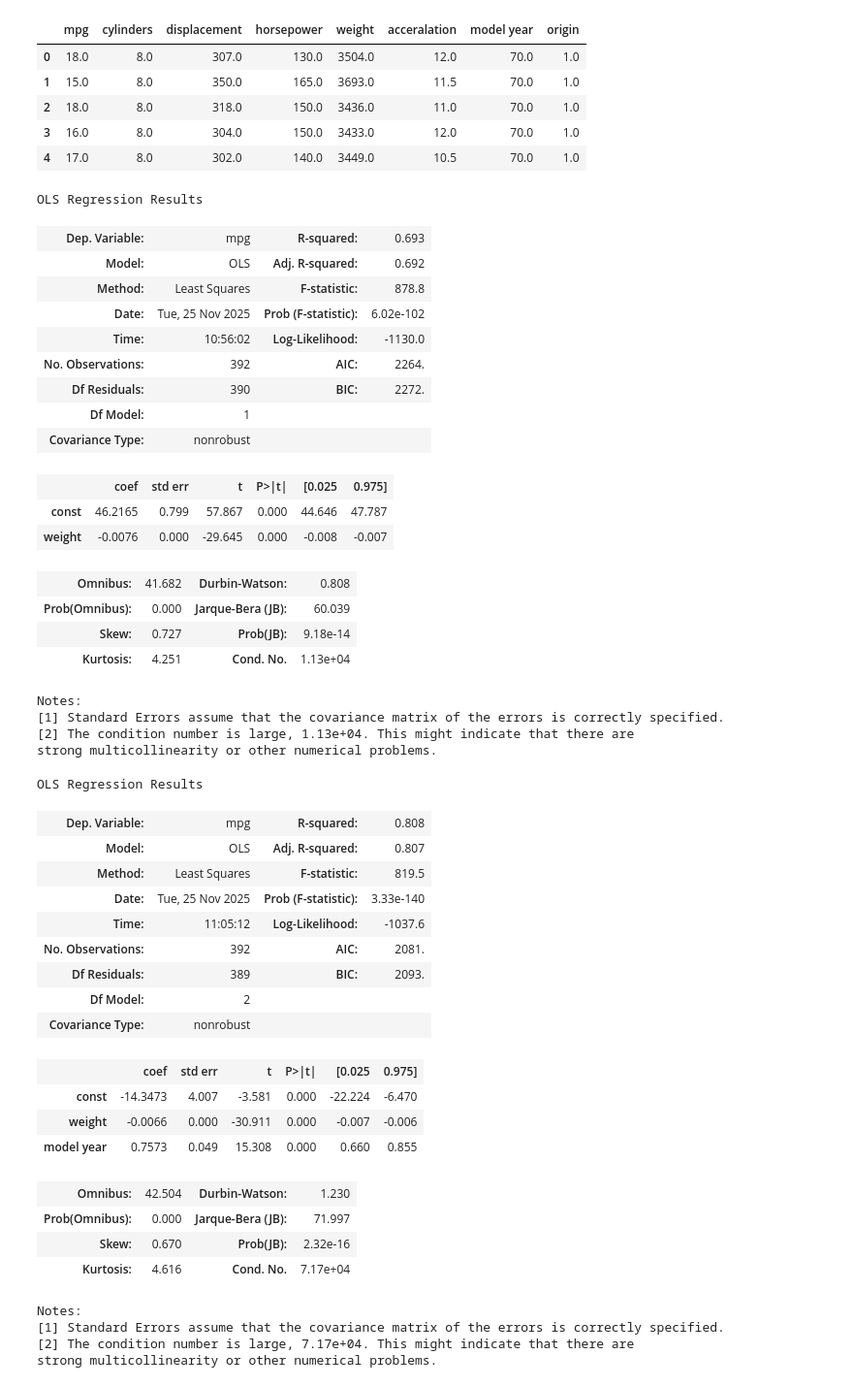
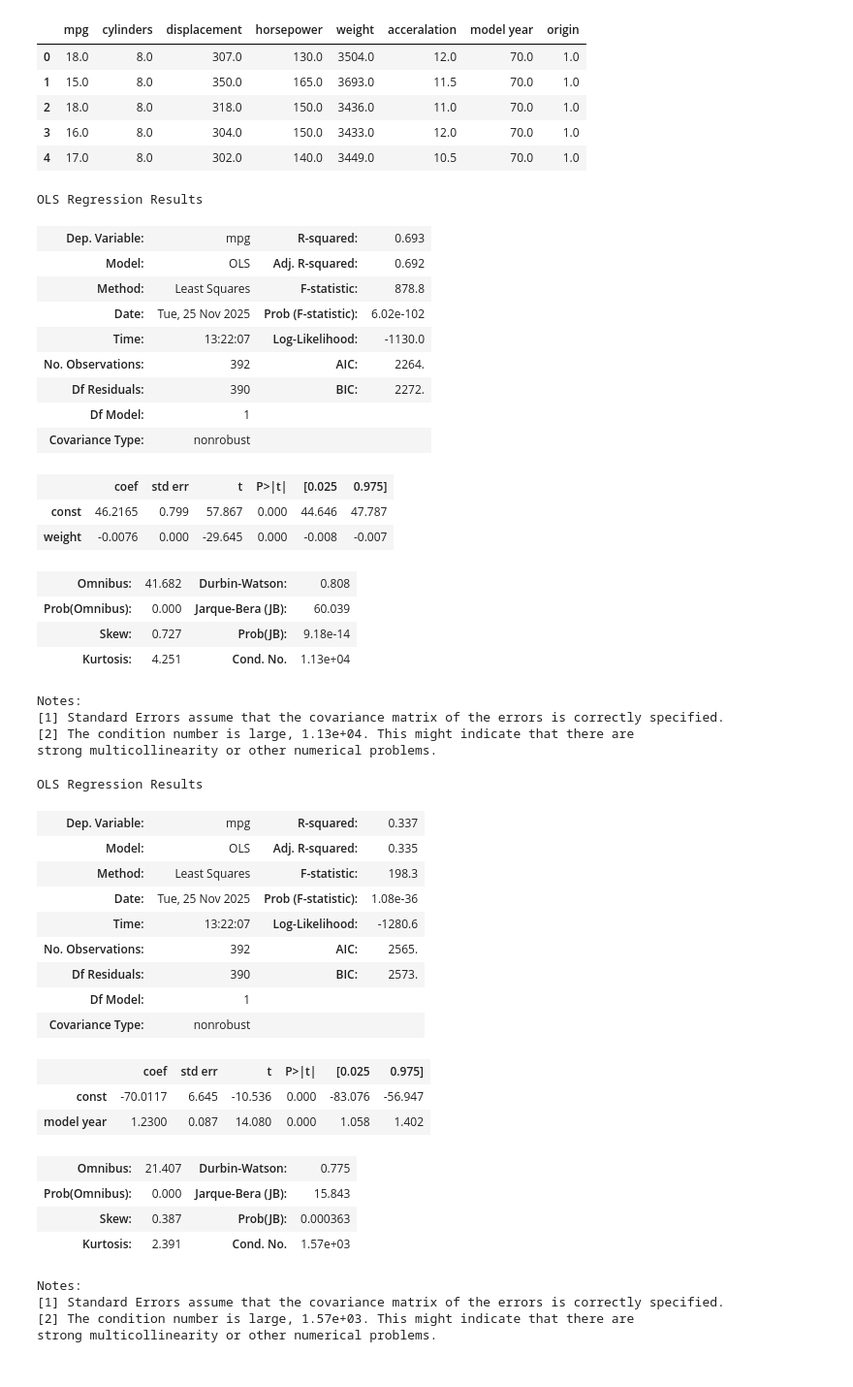
Before and after one commit to iszo369/Machine-learning, a Jupyter notebook: index.ipynb, the cells around one changed output. Shown at 97% size. Drawn from its saved outputs; the diff is of its cells as text; code cells hidden in the pictures.

```diff
--- a/index.ipynb
+++ b/index.ipynb
@@ -6,3 +6,0 @@ import matplotlib.pyplot as plt
-# %%
-df = pd.read_csv("auto-mpg.data", delim_whitespace=True, header=None)
-df.head()
@@ -101,7 +97,7 @@ OLS Regression Results
 | Model: | OLS | Adj. R-squared: | 0.692 |
 | Method: | Least Squares | F-statistic: | 878.8 |
 | Date: | Tue, 25 Nov 2025 | Prob (F-statistic): | 6.02e-102 |
-| Time: | 10:56:02 | Log-Likelihood: | -1130.0 |
+| Time: | 13:22:07 | Log-Likelihood: | -1130.0 |
 | No. Observations: | 392 | AIC: | 2264. |
 | Df Residuals: | 390 | BIC: | 2272. |
 | Df Model: | 1 |  |  |
@@ -118,31 +114,30 @@ Notes:
 [2] The condition number is large, 1.13e+04. This might indicate that there are
 strong multicollinearity or other numerical problems.
 # %%
-x2 = df[['weight', 'model year']]
+x2 = df[['model year']]
 x2 = sm.add_constant(x2)
 model2 = sm.OLS(y, x2).fit()
 model2.summary()
 # %% [output]
 OLS Regression Results
-| Dep. Variable: | mpg | R-squared: | 0.808 |
-| Model: | OLS | Adj. R-squared: | 0.807 |
-| Method: | Least Squares | F-statistic: | 819.5 |
-| Date: | Tue, 25 Nov 2025 | Prob (F-statistic): | 3.33e-140 |
-| Time: | 11:05:12 | Log-Likelihood: | -1037.6 |
-| No. Observations: | 392 | AIC: | 2081. |
-| Df Residuals: | 389 | BIC: | 2093. |
-| Df Model: | 2 |  |  |
+| Dep. Variable: | mpg | R-squared: | 0.337 |
+| Model: | OLS | Adj. R-squared: | 0.335 |
+| Method: | Least Squares | F-statistic: | 198.3 |
+| Date: | Tue, 25 Nov 2025 | Prob (F-statistic): | 1.08e-36 |
+| Time: | 13:22:07 | Log-Likelihood: | -1280.6 |
+| No. Observations: | 392 | AIC: | 2565. |
+| Df Residuals: | 390 | BIC: | 2573. |
+| Df Model: | 1 |  |  |
 | Covariance Type: | nonrobust |  |  |
 |  | coef | std err | t | P>|t| | [0.025 | 0.975] |
-| const | -14.3473 | 4.007 | -3.581 | 0.000 | -22.224 | -6.470 |
-| weight | -0.0066 | 0.000 | -30.911 | 0.000 | -0.007 | -0.006 |
-| model year | 0.7573 | 0.049 | 15.308 | 0.000 | 0.660 | 0.855 |
+| const | -70.0117 | 6.645 | -10.536 | 0.000 | -83.076 | -56.947 |
+| model year | 1.2300 | 0.087 | 14.080 | 0.000 | 1.058 | 1.402 |
-| Omnibus: | 42.504 | Durbin-Watson: | 1.230 |
-| Prob(Omnibus): | 0.000 | Jarque-Bera (JB): | 71.997 |
-| Skew: | 0.670 | Prob(JB): | 2.32e-16 |
-| Kurtosis: | 4.616 | Cond. No. | 7.17e+04 |
+| Omnibus: | 21.407 | Durbin-Watson: | 0.775 |
+| Prob(Omnibus): | 0.000 | Jarque-Bera (JB): | 15.843 |
+| Skew: | 0.387 | Prob(JB): | 0.000363 |
+| Kurtosis: | 2.391 | Cond. No. | 1.57e+03 |
 Notes:
 [1] Standard Errors assume that the covariance matrix of the errors is correctly specified.
-[2] The condition number is large, 7.17e+04. This might indicate that there are
+[2] The condition number is large, 1.57e+03. This might indicate that there are
 strong multicollinearity or other numerical problems.
 # %%
```
Also changed, not shown: parts of 13 cells of this notebook.
